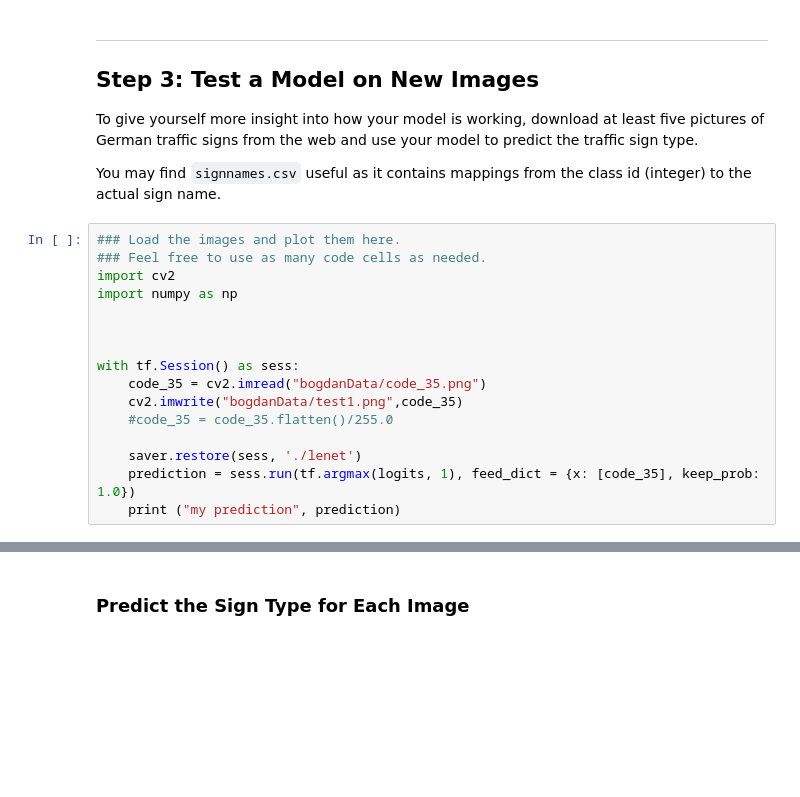
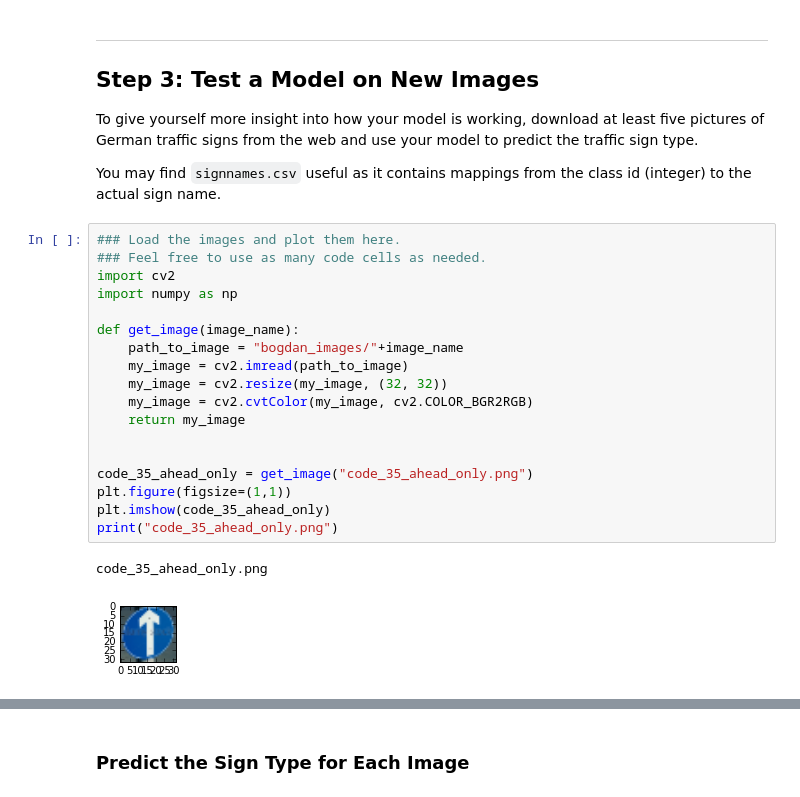
Before and after one commit to bogdan-marian/CarND-Traffic-Sign-Classifier-Project, a Jupyter notebook: Traffic_Sign_Classifier.ipynb, the cells around one changed output, grey strips where cells are left out. Cells and saved outputs as stored; diff of their text form; blank space fills up the shorter version.

```diff
--- a/Traffic_Sign_Classifier.ipynb
+++ b/Traffic_Sign_Classifier.ipynb
@@ -336,19 +338,24 @@ with tf.Session() as sess:
 To give yourself more insight into how your model is working, download at least five pictures of German traffic signs from the web and use your model to predict the traffic sign type.
 
 You may find `signnames.csv` useful as it contains mappings from the class id (integer) to the actual sign name.
-# %%
-### Load the images and plot them here.
-### Feel free to use as many code cells as needed.
-import cv2
-import numpy as np
-
-
-
-with tf.Session() as sess:
-    code_35 = cv2.imread("bogdanData/code_35.png")
-    cv2.imwrite("bogdanData/test1.png",code_35)
-    #code_35 = code_35.flatten()/255.0
-
-    saver.restore(sess, './lenet')
-    prediction = sess.run(tf.argmax(logits, 1), feed_dict = {x: [code_35], keep_prob: 1.0})
-    print ("my prediction", prediction)
+# %%
+### Load the images and plot them here.
+### Feel free to use as many code cells as needed.
+import cv2
+import numpy as np
+
+def get_image(image_name):
+    path_to_image = "bogdan_images/"+image_name
+    my_image = cv2.imread(path_to_image)
+    my_image = cv2.resize(my_image, (32, 32))
+    my_image = cv2.cvtColor(my_image, cv2.COLOR_BGR2RGB)
+    return my_image
+
+
+code_35_ahead_only = get_image("code_35_ahead_only.png")
+plt.figure(figsize=(1,1))
+plt.imshow(code_35_ahead_only)
+print("code_35_ahead_only.png")
+# %% [output]
+code_35_ahead_only.png
+[figure, added]
```
Also changed, not shown: parts of 14 cells of this notebook, 9 other files.
